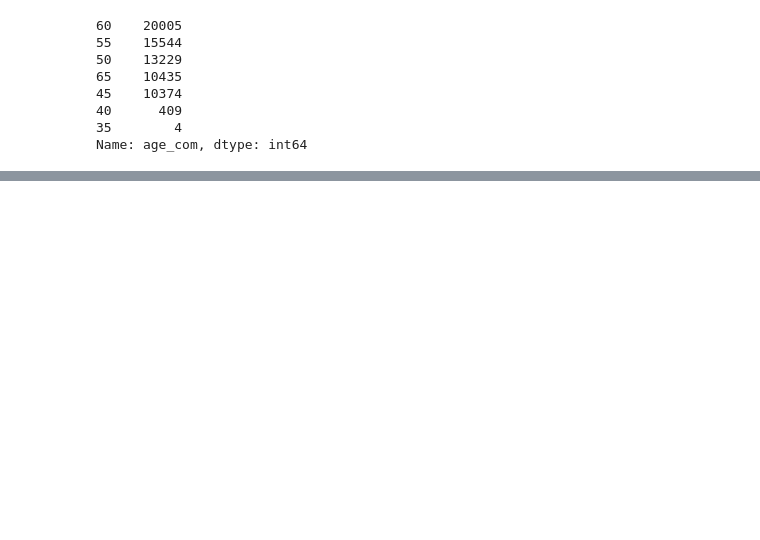
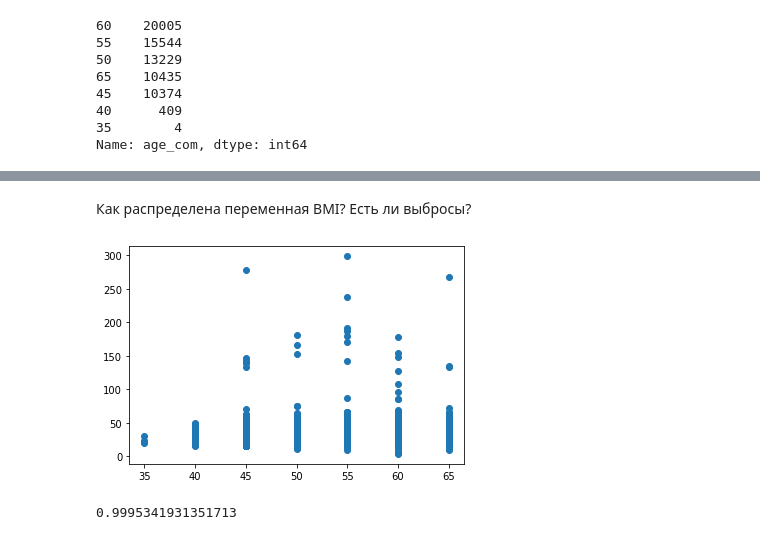
Before and after one commit to EkaterinaZernyukova/data_analysis, a Jupyter notebook: jupyter_notebook/eda_cardio_train.ipynb, the cells around one changed output, grey strips where cells are left out. Saved outputs shown, nothing was run; the diff lists cells and outputs as text; code cells hidden in the pictures; blank space fills up the shorter version.

```diff
--- a/jupyter_notebook/eda_cardio_train.ipynb
+++ b/jupyter_notebook/eda_cardio_train.ipynb
@@ -261,0 +328,11 @@ Name: ap_hi, Length: 153, dtype: int64
+# %% [markdown]
+Как распределена переменная BMI? Есть ли выбросы?
+# %%
+plt.scatter(df_ap["age_com"], df_ap["BMI"]);
+# %% [output]
+[figure, added]
+# %%
+df_ap_clean = df_ap.drop(df_ap[(df_ap["BMI"] > 70)].index)
+df_ap_clean.shape[0] / df_ap.shape[0]
+# %% [output]
+0.9995341931351713
```
Also changed, not shown: parts of 33 cells of this notebook, 2 other files.
